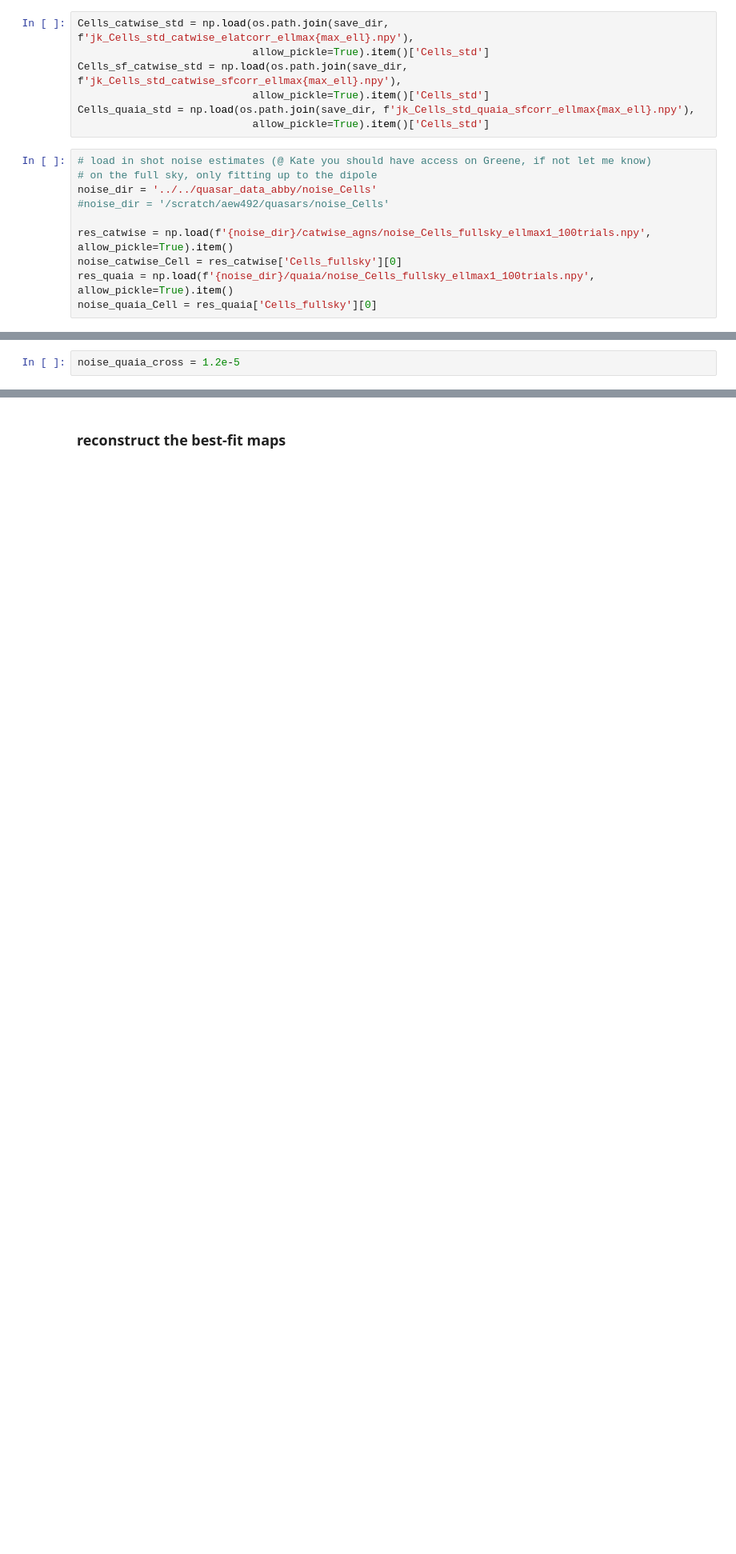
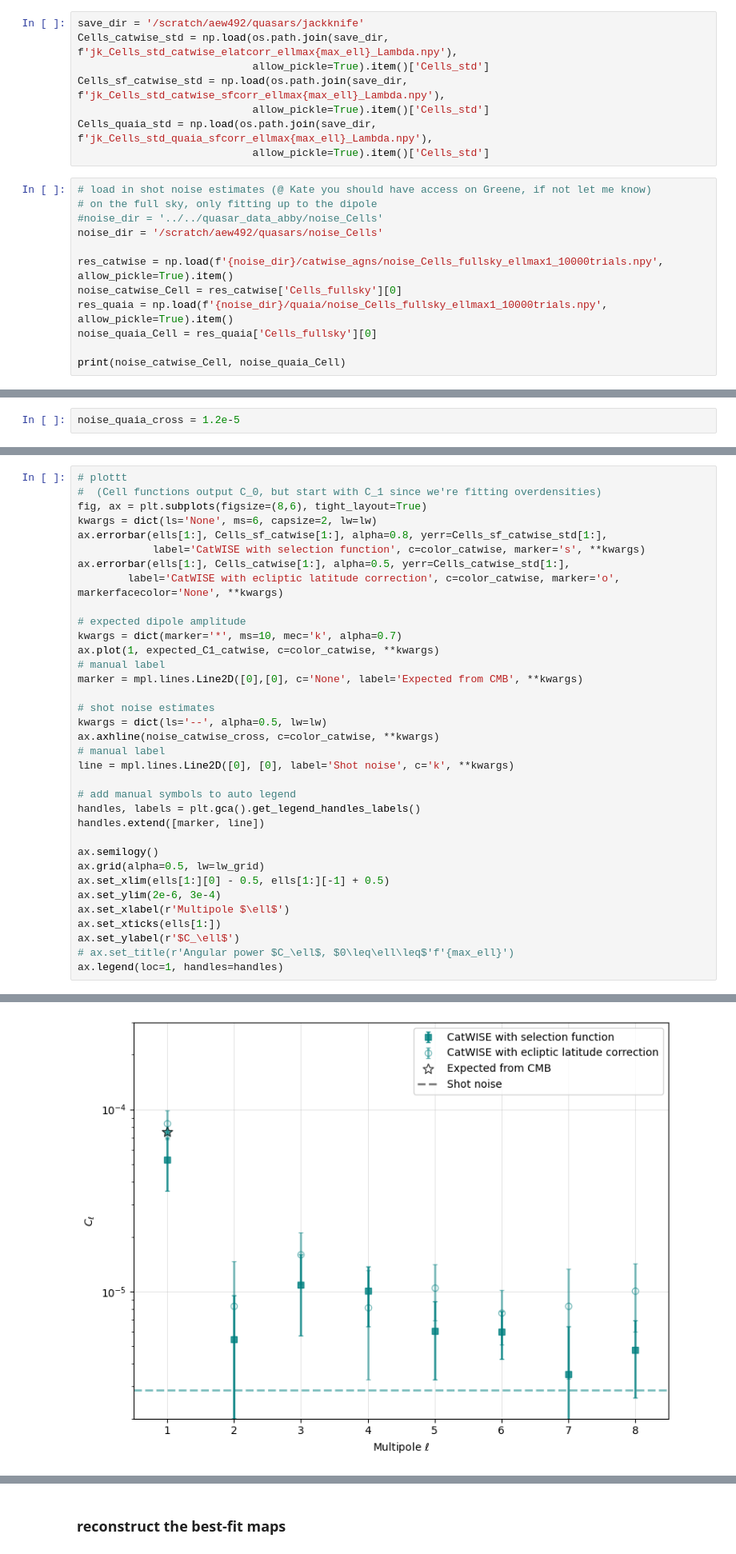
Before and after one commit to abbyw24/lss-dipoles, a Jupyter notebook: notebooks/2024-05-16_plots_for_kate_vksf.ipynb, the cells around one changed output, grey strips where cells are left out. Shown at 80% size. Drawn from its saved outputs; the diff is of its cells as text; blank space fills up the shorter version.

```diff
--- a/notebooks/2024-05-16_plots_for_kate_vksf.ipynb
+++ b/notebooks/2024-05-16_plots_for_kate_vksf.ipynb
@@ -303,17 +392,20 @@ save_dir = '../../quasar_data_abby/jackknife'
 # %%
-Cells_catwise_std = np.load(os.path.join(save_dir, f'jk_Cells_std_catwise_elatcorr_ellmax{max_ell}.npy'),
+save_dir = '/scratch/aew492/quasars/jackknife'
+Cells_catwise_std = np.load(os.path.join(save_dir, f'jk_Cells_std_catwise_elatcorr_ellmax{max_ell}_Lambda.npy'),
                             allow_pickle=True).item()['Cells_std']
-Cells_sf_catwise_std = np.load(os.path.join(save_dir, f'jk_Cells_std_catwise_sfcorr_ellmax{max_ell}.npy'),
+Cells_sf_catwise_std = np.load(os.path.join(save_dir, f'jk_Cells_std_catwise_sfcorr_ellmax{max_ell}_Lambda.npy'),
                             allow_pickle=True).item()['Cells_std']
-Cells_quaia_std = np.load(os.path.join(save_dir, f'jk_Cells_std_quaia_sfcorr_ellmax{max_ell}.npy'),
+Cells_quaia_std = np.load(os.path.join(save_dir, f'jk_Cells_std_quaia_sfcorr_ellmax{max_ell}_Lambda.npy'),
                             allow_pickle=True).item()['Cells_std']
 # %%
 # load in shot noise estimates (@ Kate you should have access on Greene, if not let me know)
 # on the full sky, only fitting up to the dipole
-noise_dir = '../../quasar_data_abby/noise_Cells'
-#noise_dir = '/scratch/aew492/quasars/noise_Cells'
+#noise_dir = '../../quasar_data_abby/noise_Cells'
+noise_dir = '/scratch/aew492/quasars/noise_Cells'
 
-res_catwise = np.load(f'{noise_dir}/catwise_agns/noise_Cells_fullsky_ellmax1_100trials.npy', allow_pickle=True).item()
+res_catwise = np.load(f'{noise_dir}/catwise_agns/noise_Cells_fullsky_ellmax1_10000trials.npy', allow_pickle=True).item()
 noise_catwise_Cell = res_catwise['Cells_fullsky'][0]
-res_quaia = np.load(f'{noise_dir}/quaia/noise_Cells_fullsky_ellmax1_100trials.npy', allow_pickle=True).item()
+res_quaia = np.load(f'{noise_dir}/quaia/noise_Cells_fullsky_ellmax1_10000trials.npy', allow_pickle=True).item()
 noise_quaia_Cell = res_quaia['Cells_fullsky'][0]
+
+print(noise_catwise_Cell, noise_quaia_Cell)
@@ -467,0 +526,36 @@ ax.legend(loc=1, handles=handles)
+# %%
+# plottt
+#  (Cell functions output C_0, but start with C_1 since we're fitting overdensities)
+fig, ax = plt.subplots(figsize=(8,6), tight_layout=True)
+kwargs = dict(ls='None', ms=6, capsize=2, lw=lw)
+ax.errorbar(ells[1:], Cells_sf_catwise[1:], alpha=0.8, yerr=Cells_sf_catwise_std[1:],
+            label='CatWISE with selection function', c=color_catwise, marker='s', **kwargs)
+ax.errorbar(ells[1:], Cells_catwise[1:], alpha=0.5, yerr=Cells_catwise_std[1:],
+        label='CatWISE with ecliptic latitude correction', c=color_catwise, marker='o', markerfacecolor='None', **kwargs)
+
+# expected dipole amplitude
+kwargs = dict(marker='*', ms=10, mec='k', alpha=0.7)
+ax.plot(1, expected_C1_catwise, c=color_catwise, **kwargs)
+# manual label
+marker = mpl.lines.Line2D([0],[0], c='None', label='Expected from CMB', **kwargs)
+
+# shot noise estimates
+kwargs = dict(ls='--', alpha=0.5, lw=lw)
+ax.axhline(noise_catwise_cross, c=color_catwise, **kwargs)
+# manual label
+line = mpl.lines.Line2D([0], [0], label='Shot noise', c='k', **kwargs)
+
+# add manual symbols to auto legend
+handles, labels = plt.gca().get_legend_handles_labels()
+handles.extend([marker, line])
+
+ax.semilogy()
+ax.grid(alpha=0.5, lw=lw_grid)
+ax.set_xlim(ells[1:][0] - 0.5, ells[1:][-1] + 0.5)
+ax.set_ylim(2e-6, 3e-4)
+ax.set_xlabel(r'Multipole $\ell$')
+ax.set_xticks(ells[1:])
+ax.set_ylabel(r'$C_\ell$')
+# ax.set_title(r'Angular power $C_\ell$, $0\leq\ell\leq$'f'{max_ell}')
+ax.legend(loc=1, handles=handles)
+# %% [output]
@@ -468,3 +563,4 @@ ax.legend(loc=1, handles=handles)
+[figure, added]
 # %%
 # plottt
 #  (Cell functions output C_0, but start with C_1 since we're fitting overdensities)
```
Also changed, not shown: parts of 22 cells of this notebook, 1 other file.
